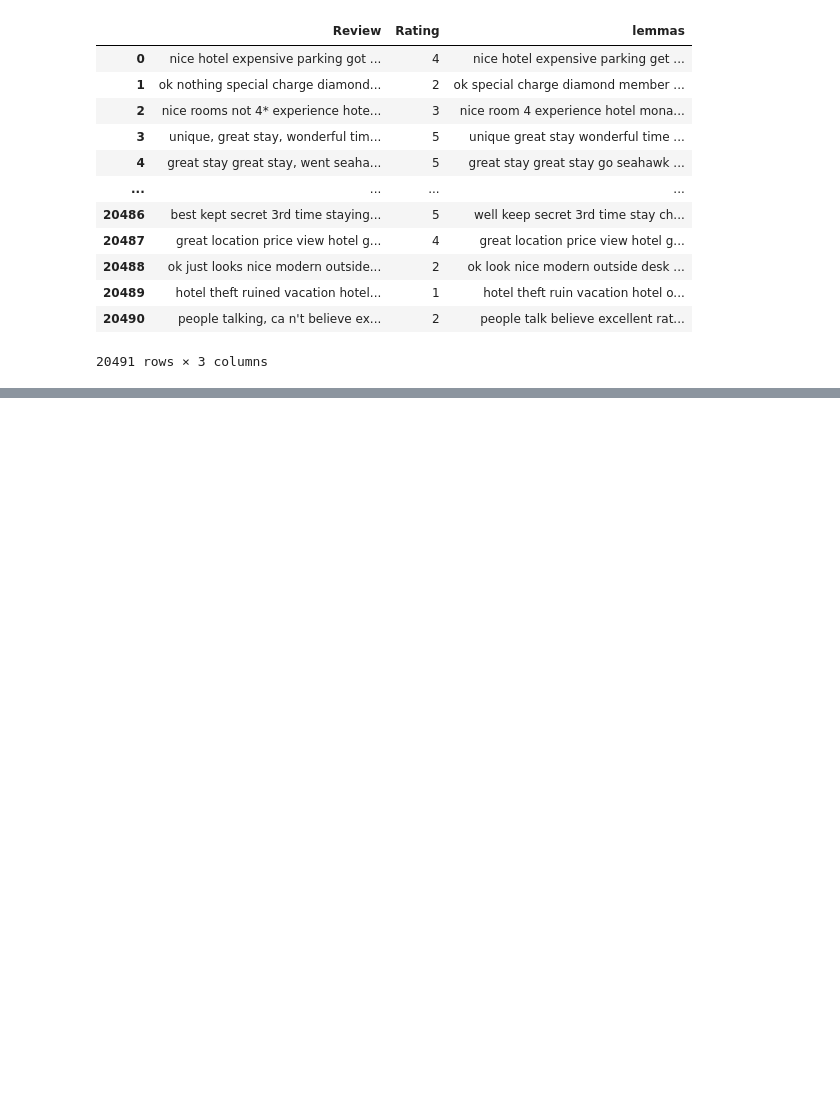
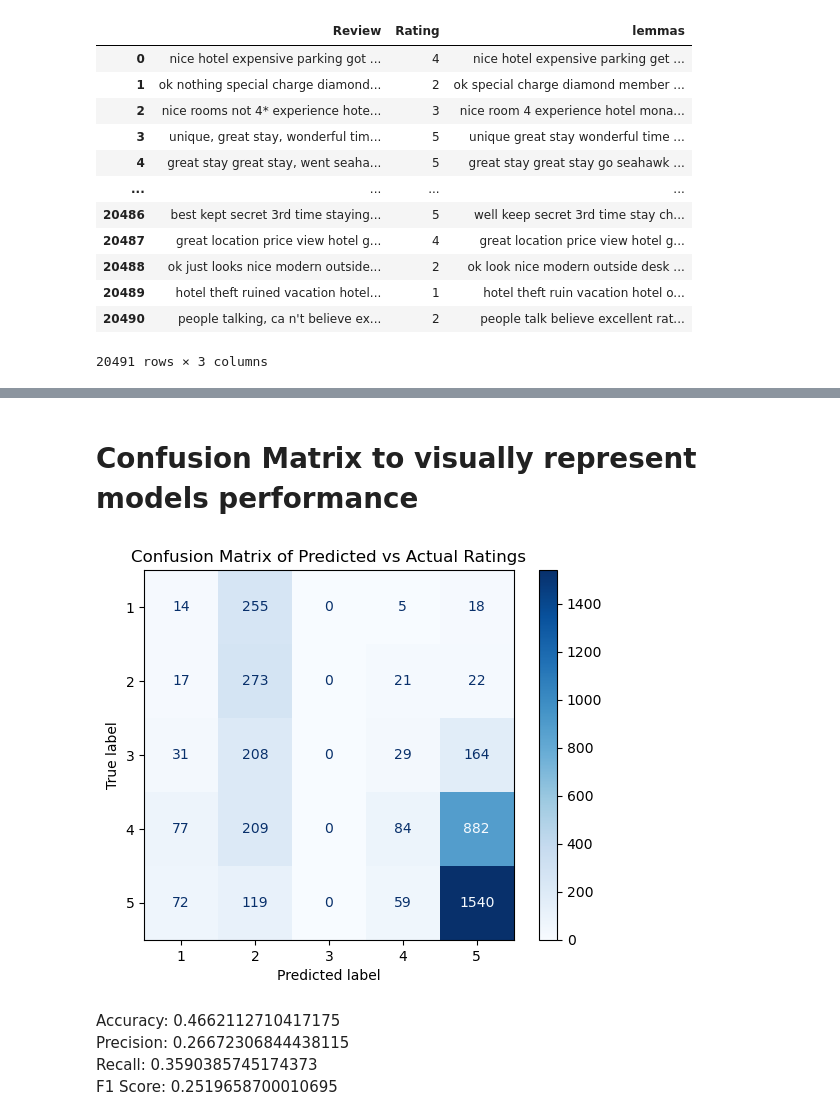
Before and after one commit to Dln358/ModelMetricsComparison, a Jupyter notebook: tripAdvisorML.ipynb, the cells around one changed output, grey strips where cells are left out. Cells and saved outputs as stored; diff of their text form; code cells hidden in the pictures; blank space fills up the shorter version.

Commit message:
Three Working models

```diff
--- a/tripAdvisorML.ipynb
+++ b/tripAdvisorML.ipynb
@@ -87,0 +200,9 @@ df
+# %%
+def process_texts(classifier, texts, batch_size=32):
+    results = []
+    for i in range(0, len(texts), batch_size):
+        batch = texts[i:i+batch_size]
+        # Directly pass the batch of text to the classifier
+        outputs = classifier(batch, truncation=True, padding=True, max_length=512)
+        results.extend(outputs)
+    return results
@@ -87,0 +211,5 @@ df
+# %%
+# Split data into training and test sets
+train_lemmas, test_lemmas, train_ratings, test_ratings = train_test_split(
+    df['lemmas'], df['Rating'], test_size=0.2, random_state=42
+)
@@ -87,0 +218,13 @@ df
+# %%
+# Function to map sentiment to ratings
+def sentiment_to_rating(sentiment):
+    if sentiment['label'] == 'POSITIVE':
+        return 5 if sentiment['score'] > 0.85 else 4
+    elif sentiment['label'] == 'NEGATIVE':
+        return 2 if sentiment['score'] > 0.85 else 1
+    else:
+        return 3
+
+# Process test lemmas and map to ratings
+test_sentiments = process_texts(sentiment_classifier, test_lemmas.tolist())
+test_predicted_ratings = [sentiment_to_rating(sent) for sent in test_sentiments]
@@ -87,0 +264,16 @@ df
+# %% [markdown]
+# Confusion Matrix to visually represent models performance
+# %%
+# Generate and display confusion matrix
+cm = confusion_matrix(test_ratings, test_predicted_ratings, labels=[1, 2, 3, 4, 5])
+disp = ConfusionMatrixDisplay(confusion_matrix=cm, display_labels=[1, 2, 3, 4, 5])
+disp.plot(cmap=plt.cm.Blues)
+plt.title('Confusion Matrix of Predicted vs Actual Ratings')
+plt.show()
+# %% [output]
+[figure, added]
+# %% [markdown]
+Accuracy: 0.4662112710417175 <br>
+Precision: 0.26672306844438115 <br>
+Recall: 0.3590385745174373 <br>
+F1 Score: 0.2519658700010695
```
Also changed, not shown: parts of 33 cells of this notebook.
